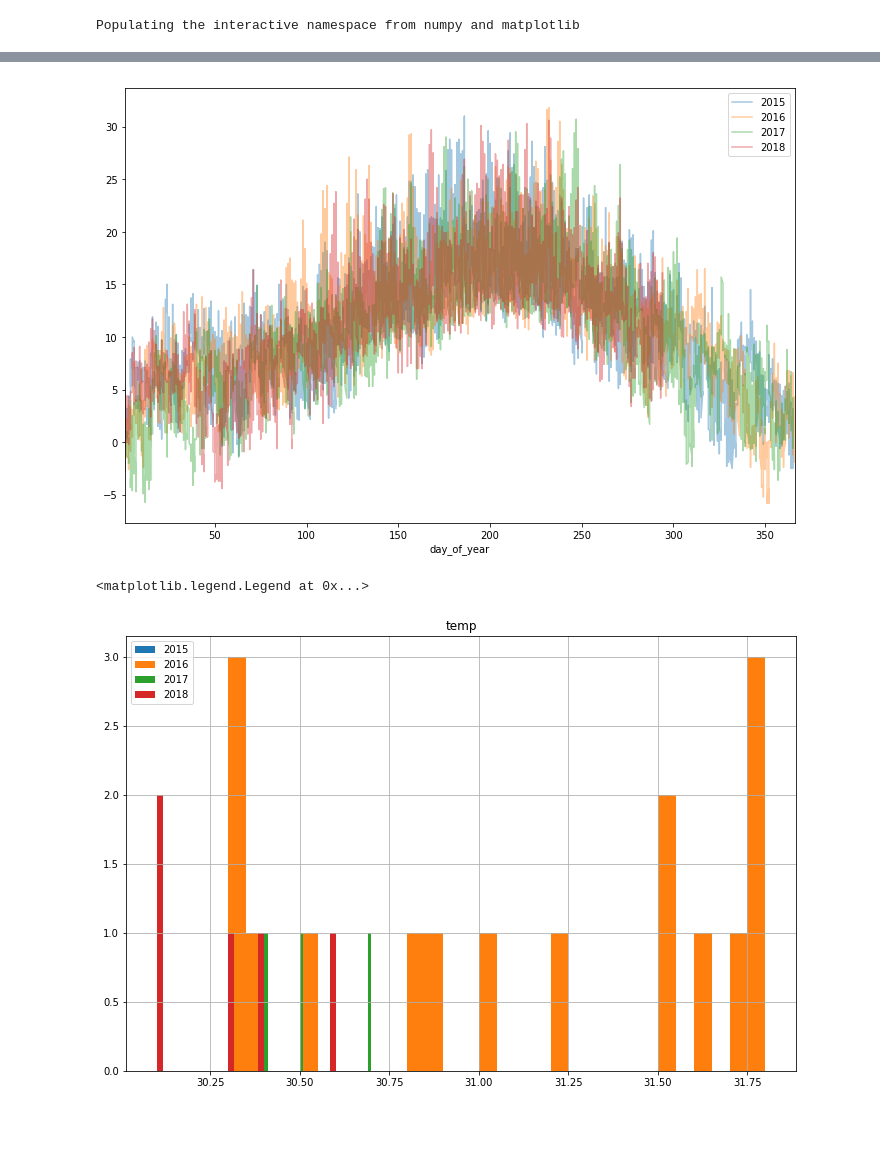
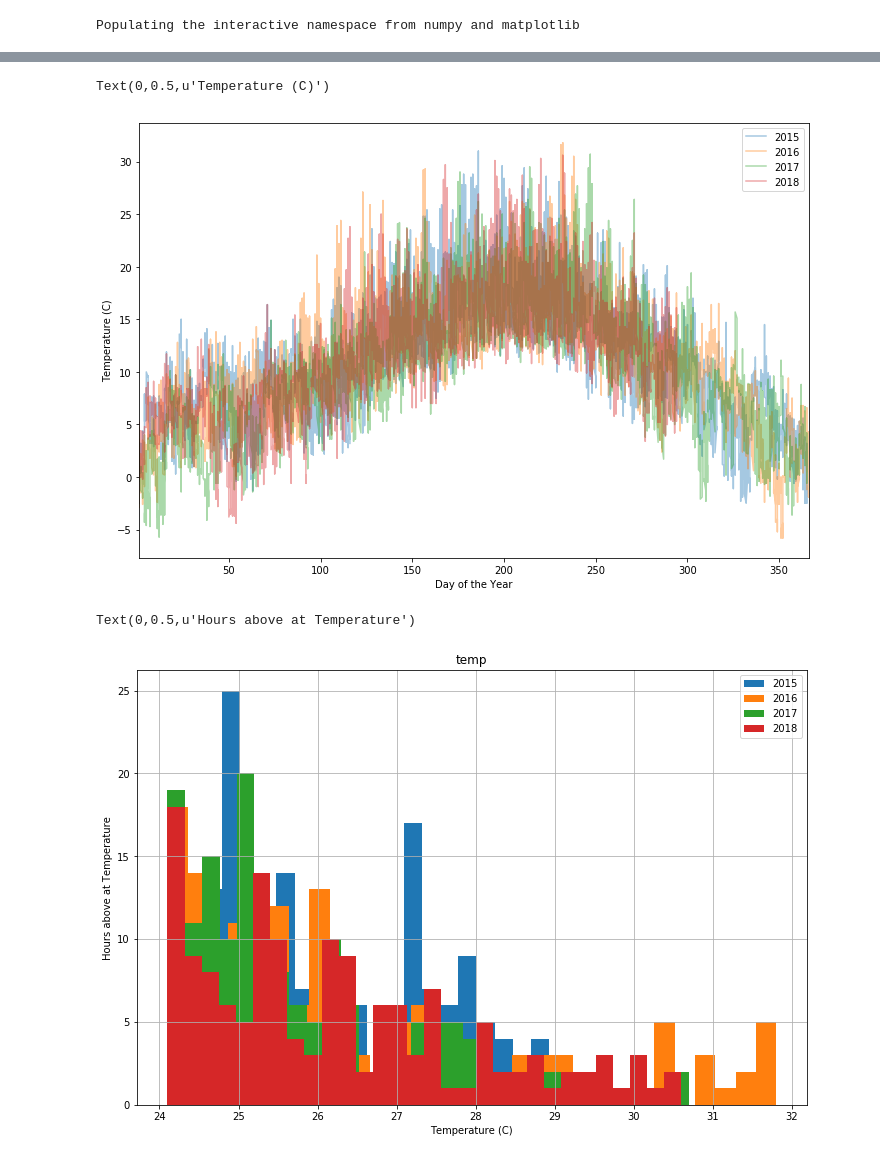
Before and after one commit to joelatwater/quick_experiments, a Jupyter notebook: hotter_summers/Weather Analysis.ipynb, the cells around one changed output, grey strips where cells are left out. Drawn from its saved outputs; the diff is of its cells as text; code cells hidden in the pictures; blank space fills up the shorter version.

Commit message:
Graph fixes

```diff
--- a/hotter_summers/Weather Analysis.ipynb
+++ b/hotter_summers/Weather Analysis.ipynb
@@ -88,17 +90,29 @@ years = df.year.unique()
 fig,ax=subplots(1,1)
 for y in years:
   df[df.year==y].plot(x='day_of_year',y='temp',ax=ax,alpha=0.4,label=y)
+
+xlabel('Day of the Year')
+ylabel('Temperature (C)')
 # %% [output]
+Text(0,0.5,u'Temperature (C)')
-[figure, old version]
+[figure, new version]
 # %%
-threshold = 30.
+# Plot histogram of high temperature datys
+if LOCATION == 'VICTORIA':
+  _threshold = 24.
+elif LOCATION == 'LIVERMORE':
+  _threshold = 30.
+
 fig,ax=subplots(1,1)
 for y in years:
-  df[(df.year==y)&(df['temp']>threshold)].hist('temp',ax=ax,bins=30)
+  df[(df.year==y)&(df['temp']>_threshold)].hist('temp',ax=ax,bins=30)
 legend(years)
+
+xlabel('Temperature (C)')
+ylabel('Hours above at Temperature')
 # %% [output]
-<matplotlib.legend.Legend at 0x...>
+Text(0,0.5,u'Hours above at Temperature')
-[figure, old version]
+[figure, new version]
 # %%
 if LOCATION == 'VICTORIA':
   _low_threshold = 24.
```
Also changed, not shown: parts of 2 cells of this notebook.
